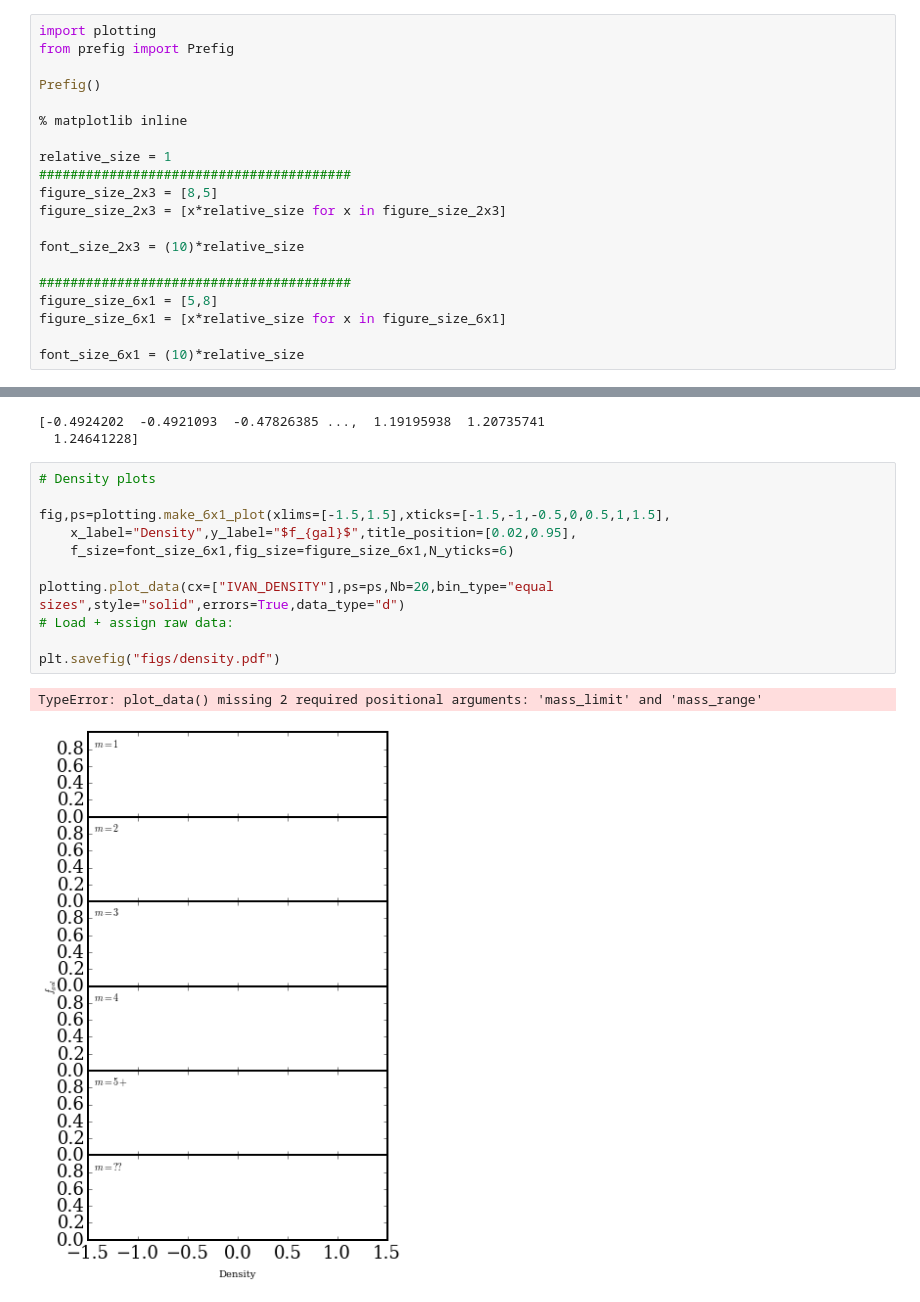
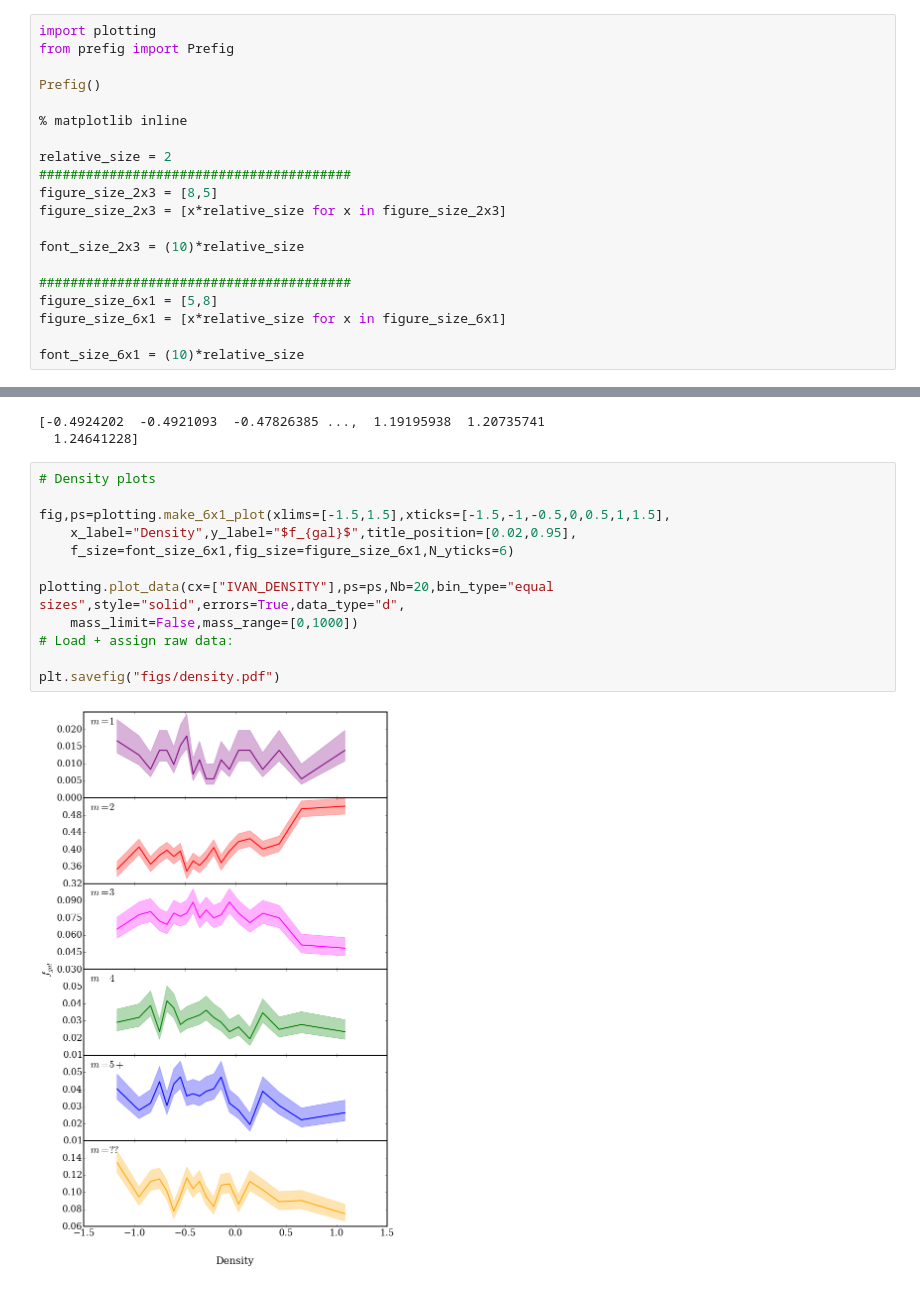
Before and after one commit to bamford/Debiasing-testing, a Jupyter notebook: Plotting_code_notebooks/all_plots.ipynb, the cells around one changed output, grey strips where cells are left out. Saved outputs shown, nothing was run; the diff lists cells and outputs as text.

```diff
--- a/Plotting_code_notebooks/all_plots.ipynb
+++ b/Plotting_code_notebooks/all_plots.ipynb
@@ -6,7 +6,7 @@ Prefig()
 
 % matplotlib inline
 
-relative_size = 1
+relative_size = 2
 ########################################
 figure_size_2x3 = [8,5]
 figure_size_2x3 = [x*relative_size for x in figure_size_2x3]
@@ -211,17 +229,17 @@ print(t[:,7])
 # %%
 # Density plots
 
 fig,ps=plotting.make_6x1_plot(xlims=[-1.5,1.5],xticks=[-1.5,-1,-0.5,0,0.5,1,1.5],
     x_label="Density",y_label="$f_{gal}$",title_position=[0.02,0.95],
     f_size=font_size_6x1,fig_size=figure_size_6x1,N_yticks=6)
 
-plotting.plot_data(cx=["IVAN_DENSITY"],ps=ps,Nb=20,bin_type="equal sizes",style="solid",errors=True,data_type="d")
+plotting.plot_data(cx=["IVAN_DENSITY"],ps=ps,Nb=20,bin_type="equal sizes",style="solid",errors=True,data_type="d",
+    mass_limit=False,mass_range=[0,1000])
 # Load + assign raw data:
 
 plt.savefig("figs/density.pdf")
 # %% [output]
-TypeError: plot_data() missing 2 required positional arguments: 'mass_limit' and 'mass_range'
-[figure, old version]
+[figure, new version]
 # %%
 N_counts=np.zeros((6,4))
 
```
Also changed, not shown: parts of 11 cells of this notebook, 8 other files.
